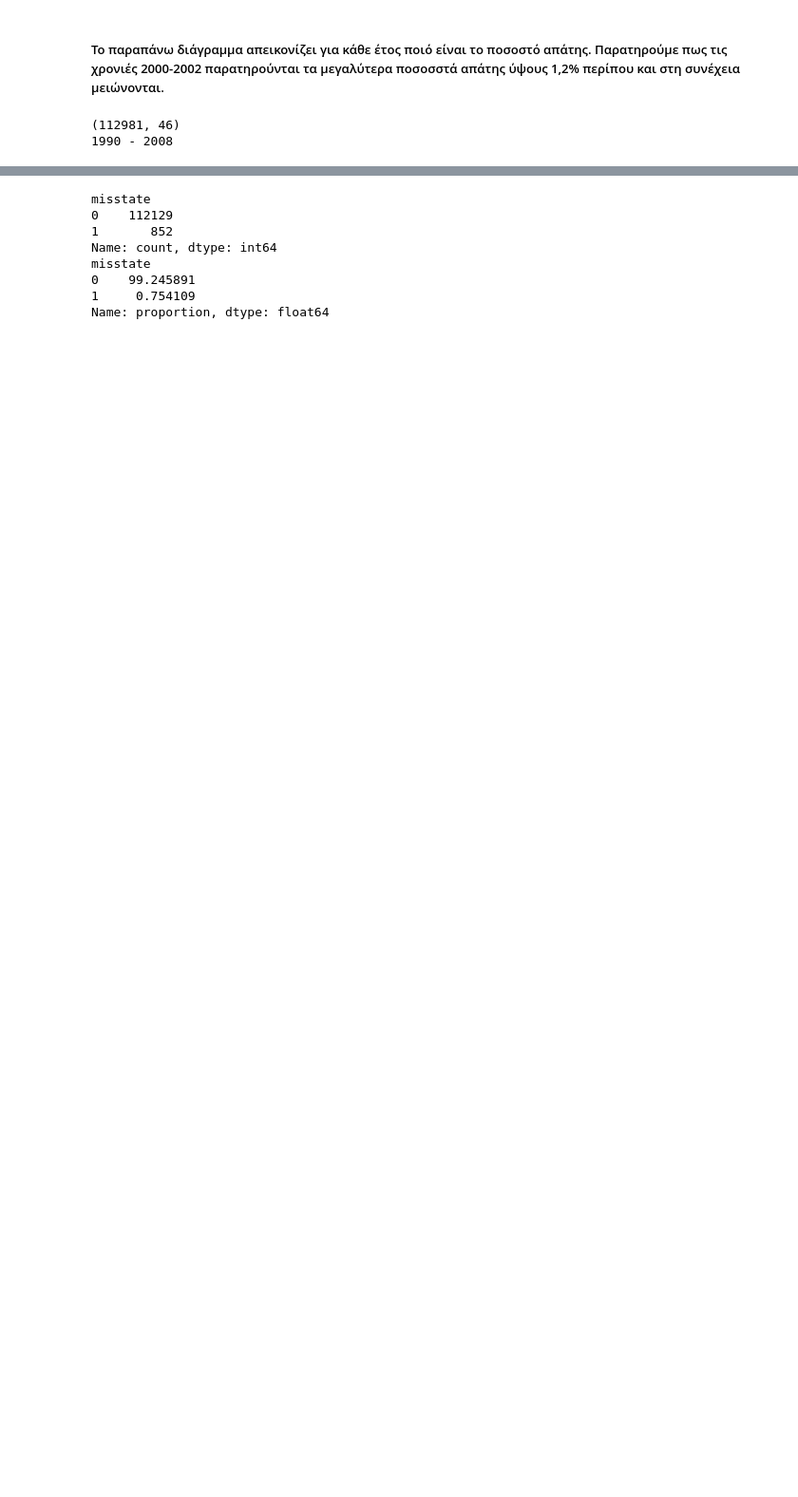
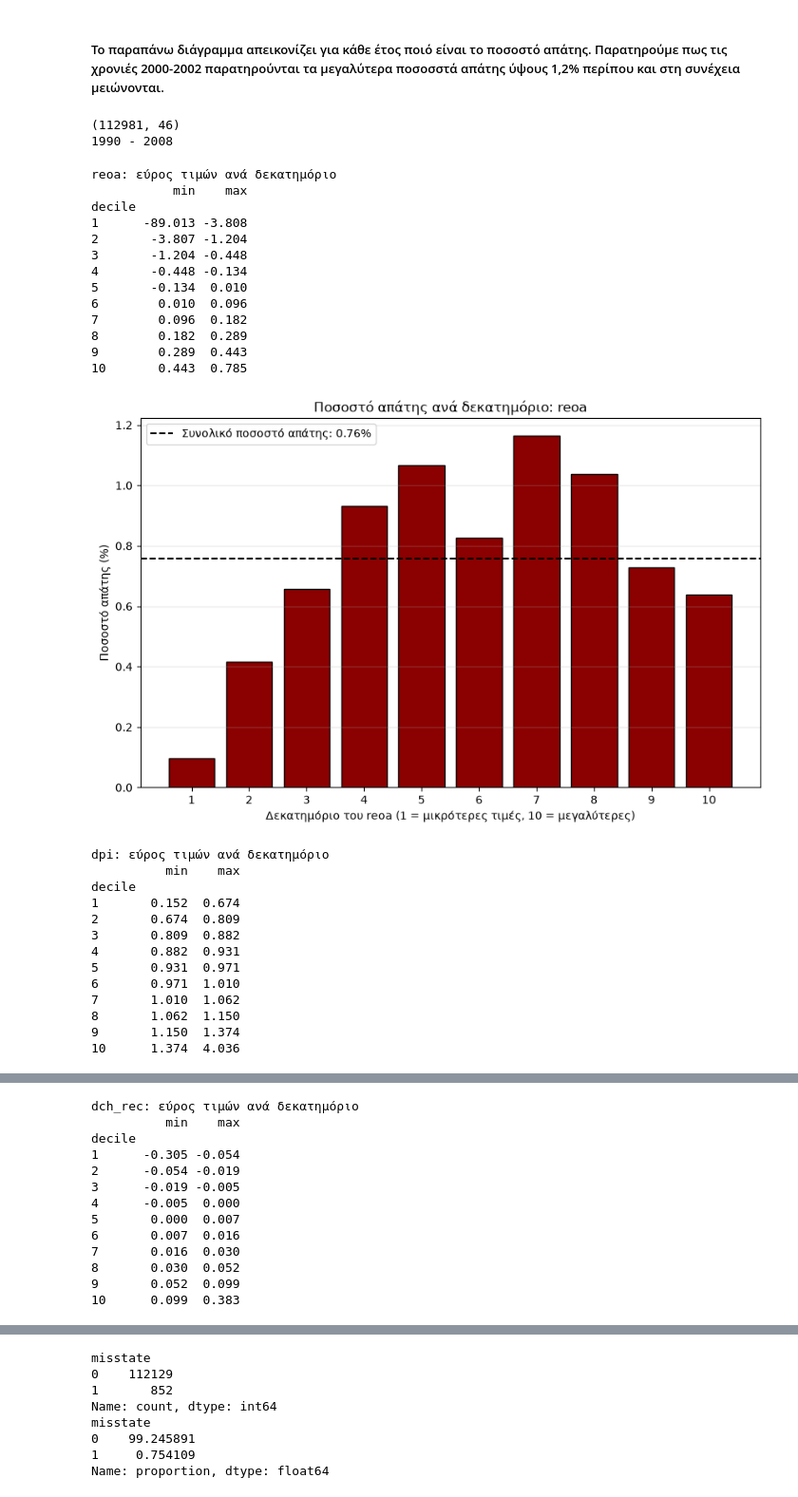
Before and after one commit to faidrapapavasileiou/PTIXIAKI_GITHUB, a Jupyter notebook: 01_eda_cleaning.ipynb.ipynb, the cells around one changed output, grey strips where cells are left out. Shown at 95% size. Saved outputs shown, nothing was run; the diff lists cells and outputs as text; code cells hidden in the pictures; blank space fills up the shorter version.

```diff
--- a/01_eda_cleaning.ipynb.ipynb
+++ b/01_eda_cleaning.ipynb.ipynb
@@ -189,3 +189,61 @@ print (df['fyear'].min(), "-", df['fyear'].max())
 # %% [output]
 (112981, 46)
 1990 - 2008
+# %%
+# Ποσοστό απάτης ανά δεκατημόριο για τις 3 μεταβλητές της βιβλιογραφίας
+for col in ['reoa', 'dpi', 'dch_rec']:
+
+    # Κρατάμε τη μεταβλητή και τον στόχο
+    data = df[[col, 'misstate']].dropna().copy()
+
+    # Χωρισμός σε 10 ίσες ομάδες (1 = μικρότερες τιμές, 10 = μεγαλύτερες)
+    data['decile'] = pd.qcut(data[col], q=10, labels=False, duplicates='drop') + 1
+
+    # Ποσοστό απάτης σε κάθε ομάδα
+    rate = data.groupby('decile')['misstate'].mean() * 100
+    overall = data['misstate'].mean() * 100
+
+    # Εύρος τιμών κάθε ομάδας, για να ξέρουμε σε ποια ποσά αντιστοιχεί
+    print(f"\n{col}: εύρος τιμών ανά δεκατημόριο")
+    print(data.groupby('decile')[col].agg(['min', 'max']).round(3))
+
+    plt.figure(figsize=(10, 6))
+    plt.bar(rate.index, rate.values, color='darkred', edgecolor='black')
+    plt.axhline(overall, color='black', linestyle='--',
+                label=f'Συνολικό ποσοστό απάτης: {overall:.2f}%')
+    plt.xticks(rate.index)
+    plt.title(f'Ποσοστό απάτης ανά δεκατημόριο: {col}')
+    plt.xlabel(f'Δεκατημόριο του {col} (1 = μικρότερες τιμές, 10 = μεγαλύτερες)')
+    plt.ylabel('Ποσοστό απάτης (%)')
+    plt.legend()
+    plt.grid(axis='y', alpha=0.3)
+    plt.savefig(f'decile_{col}.png', dpi=300, bbox_inches='tight')
+    plt.show()
+# %% [output]
+reoa: εύρος τιμών ανά δεκατημόριο
+           min    max
+decile
+1      -89.013 -3.808
+2       -3.807 -1.204
+3       -1.204 -0.448
+4       -0.448 -0.134
+5       -0.134  0.010
+6        0.010  0.096
+7        0.096  0.182
+8        0.182  0.289
+9        0.289  0.443
+10       0.443  0.785
+[figure, added]
+dpi: εύρος τιμών ανά δεκατημόριο
+          min    max
+decile
+1       0.152  0.674
+2       0.674  0.809
+3       0.809  0.882
+4       0.882  0.931
+5       0.931  0.971
+6       0.971  1.010
+7       1.010  1.062
+8       1.062  1.150
+9       1.150  1.374
+10      1.374  4.036
@@ -191,0 +251,13 @@ print (df['fyear'].min(), "-", df['fyear'].max())
+dch_rec: εύρος τιμών ανά δεκατημόριο
+          min    max
+decile
+1      -0.305 -0.054
+2      -0.054 -0.019
+3      -0.019 -0.005
+4      -0.005  0.000
+5       0.000  0.007
+6       0.007  0.016
+7       0.016  0.030
+8       0.030  0.052
+9       0.052  0.099
+10      0.099  0.383
```
Also changed, not shown: parts of 13 cells of this notebook, 4 other files.
